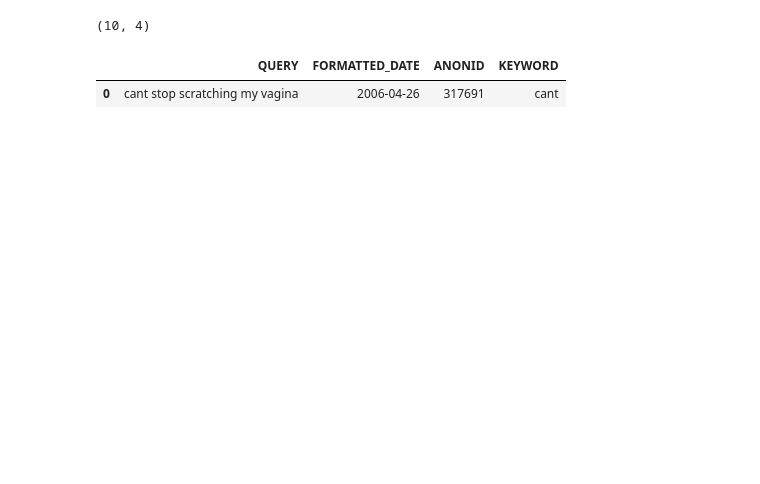
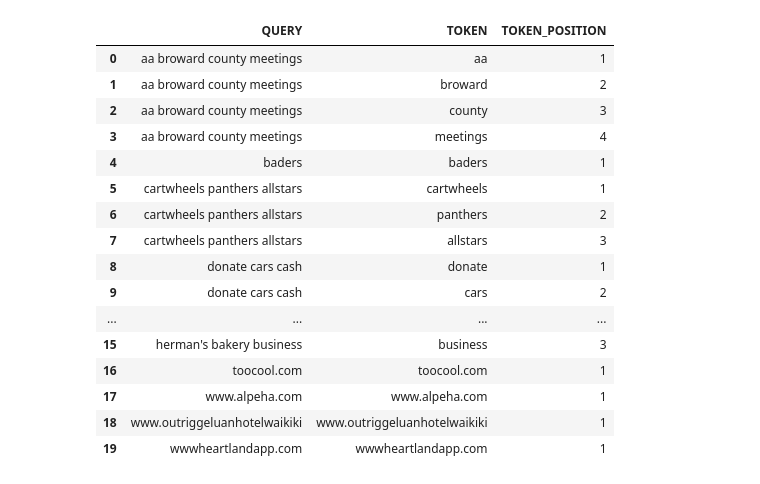
Before and after one commit to chandlerNick/BHT_BI_WiSe2425, a Jupyter notebook: Task1/Code/Keywordsbyevents.ipynb, the cells around one changed output. Cells and saved outputs as stored; diff of their text form; code cells hidden in the pictures; blank space fills up the shorter version.

```diff
--- a/Task1/Code/Keywordsbyevents.ipynb
+++ b/Task1/Code/Keywordsbyevents.ipynb
@@ -233,0 +476,43 @@ ExaQueryAbortError:
+# %%
+import time
+import pandas as pd
+
+# Start timing
+start_time = time.time()
+
+# Define the corrected query
+QUERY = '''
+WITH limited_querydim AS (
+    SELECT DISTINCT QUERY
+    FROM AOL_SCHEMA.QUERYDIM
+    WHERE QUERY IS NOT NULL
+    LIMIT 10
+),
+tokenized_query AS (
+    SELECT
+        QUERY,
+        REGEXP_SUBSTR(QUERY, '[^ ]+', 1, LEVEL) AS TOKEN,
+        LEVEL AS TOKEN_POSITION
+    FROM limited_querydim
+    CONNECT BY PRIOR QUERY = QUERY
+           AND PRIOR SYS_GUID() IS NOT NULL
+           AND REGEXP_SUBSTR(QUERY, '[^ ]+', 1, LEVEL) IS NOT NULL
+)
+SELECT
+    QUERY,
+    TOKEN,
+    TOKEN_POSITION
+FROM tokenized_query
+ORDER BY QUERY, TOKEN_POSITION;
+'''
+
+# Execute the query and fetch results
+query_results = conn.export_to_pandas(QUERY)
+
+# End timing
+end_time = time.time()
+elapsed_time = end_time - start_time
+
+# Display results and elapsed time
+print(query_results.head(3))
+print(f"Total elapsed time: {elapsed_time:.2f} seconds")
@@ -332,9 +529,20 @@ weather_events
-# %%
-weather_events.shape
-# %% [output]
-(10, 4)
-# %%
-weather_events3[weather_events3['ANONID']==317691]
-# %% [output]
-|  | QUERY | FORMATTED_DATE | ANONID | KEYWORD |
-| 0 | cant stop scratching my vagina | 2006-04-26 | 317691 | cant |
+# %%
+query_results
+# %% [output]
+|  | QUERY | TOKEN | TOKEN_POSITION |
+| 0 | aa broward county meetings | aa | 1 |
+| 1 | aa broward county meetings | broward | 2 |
+| 2 | aa broward county meetings | county | 3 |
+| 3 | aa broward county meetings | meetings | 4 |
+| 4 | baders | baders | 1 |
+| 5 | cartwheels panthers allstars | cartwheels | 1 |
+| 6 | cartwheels panthers allstars | panthers | 2 |
+| 7 | cartwheels panthers allstars | allstars | 3 |
+| 8 | donate cars cash | donate | 1 |
+| 9 | donate cars cash | cars | 2 |
+| ... | ... | ... | ... |
+| 15 | herman's bakery business | business | 3 |
+| 16 | toocool.com | toocool.com | 1 |
+| 17 | www.alpeha.com | www.alpeha.com | 1 |
+| 18 | www.outriggeluanhotelwaikiki | www.outriggeluanhotelwaikiki | 1 |
+| 19 | wwwheartlandapp.com | wwwheartlandapp.com | 1 |
```
Also changed, not shown: parts of 33 cells of this notebook, 41 other files.
